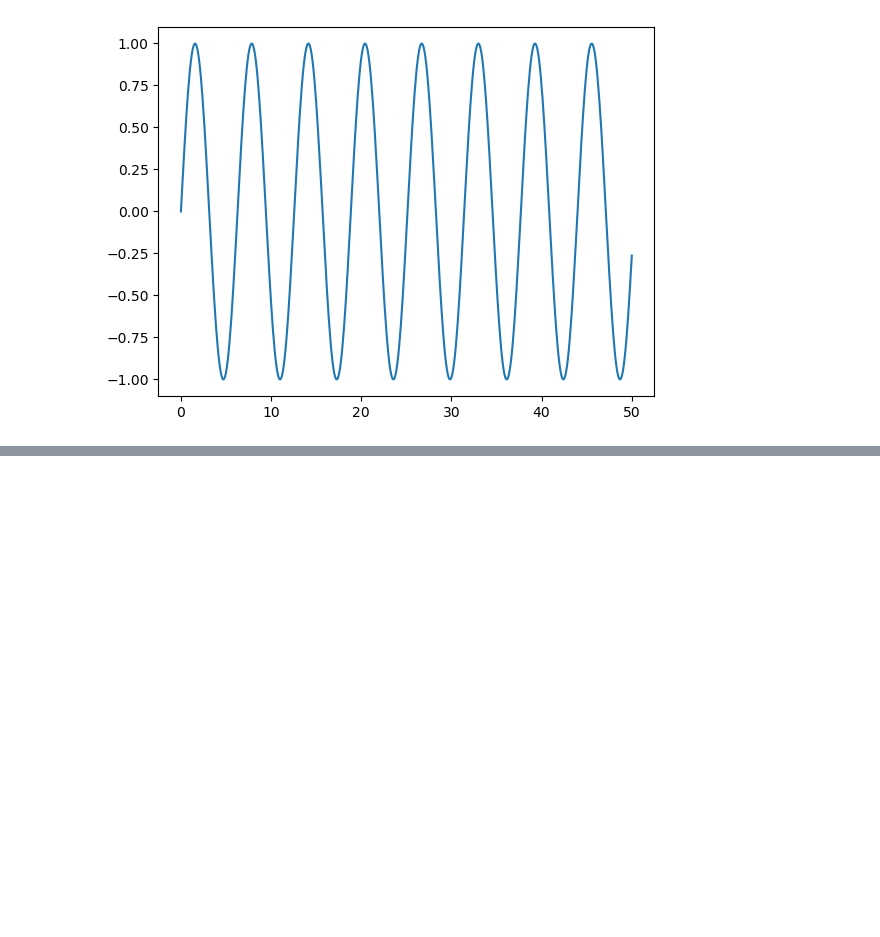
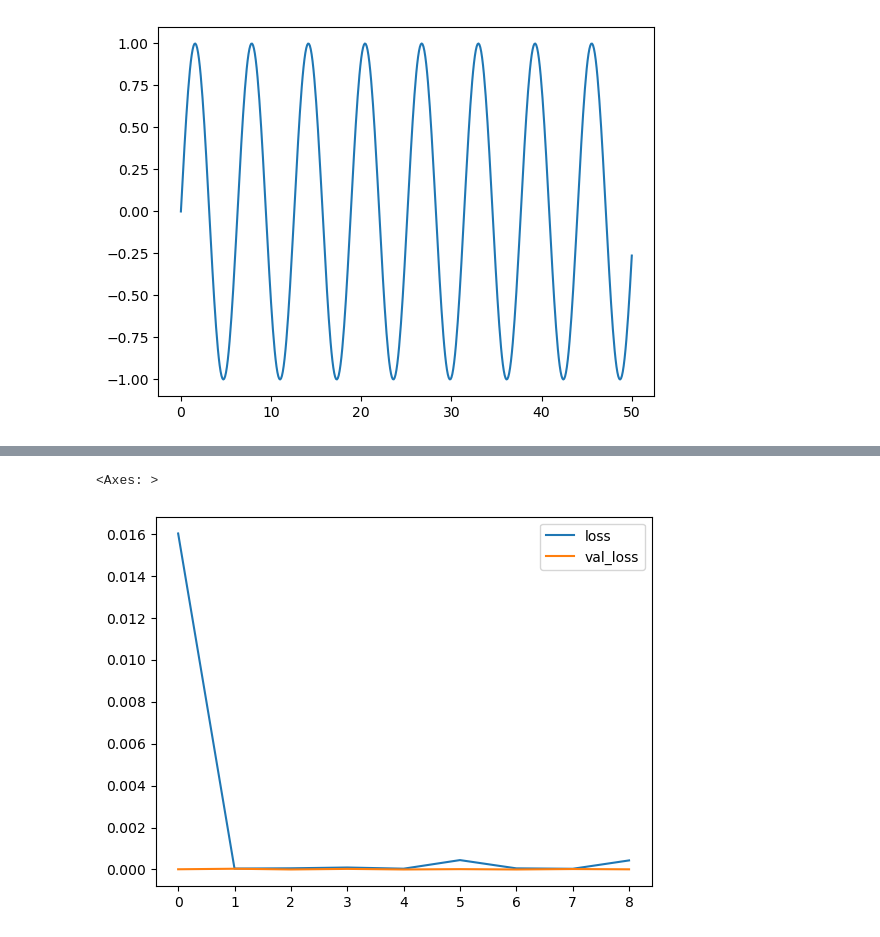
Before and after one commit to gargi-09/Deep-Learning-Self-Work, a Jupyter notebook: RNN_SELF.ipynb, the cells around one changed output, grey strips where cells are left out. Saved outputs shown, nothing was run; the diff lists cells and outputs as text; code cells hidden in the pictures; blank space fills up the shorter version.

```diff
--- a/RNN_SELF.ipynb
+++ b/RNN_SELF.ipynb
@@ -54,0 +342,16 @@ plt.plot(x,y)
+# %%
+length = 49
+generator = TimeseriesGenerator(scaled_train,scaled_train,
+                                length = length, batch_size = 1)
+validation_gen = TimeseriesGenerator(scaled_test,scaled_test,
+                                     length=length,batch_size=1)
+# %%
+model = Sequential()
+
+model.add(LSTM(50,input_shape=(length,n_features)))
+
+model.add(Dense(1))
+
+model.compile(optimizer='adam',loss='mse')
+# %%
+model.fit(generator,epochs=20,validation_data=validation_gen,callbacks=[early_stop])
@@ -54,0 +378,3 @@ plt.plot(x,y)
+# %%
+losses_lstm = pd.DataFrame(model.history.history)
+losses_lstm.head()
@@ -54,0 +388,5 @@ plt.plot(x,y)
+# %%
+losses_lstm.plot()
+# %% [output]
+<Axes: >
+[figure, added]
```
Also changed, not shown: parts of 63 cells of this notebook.
